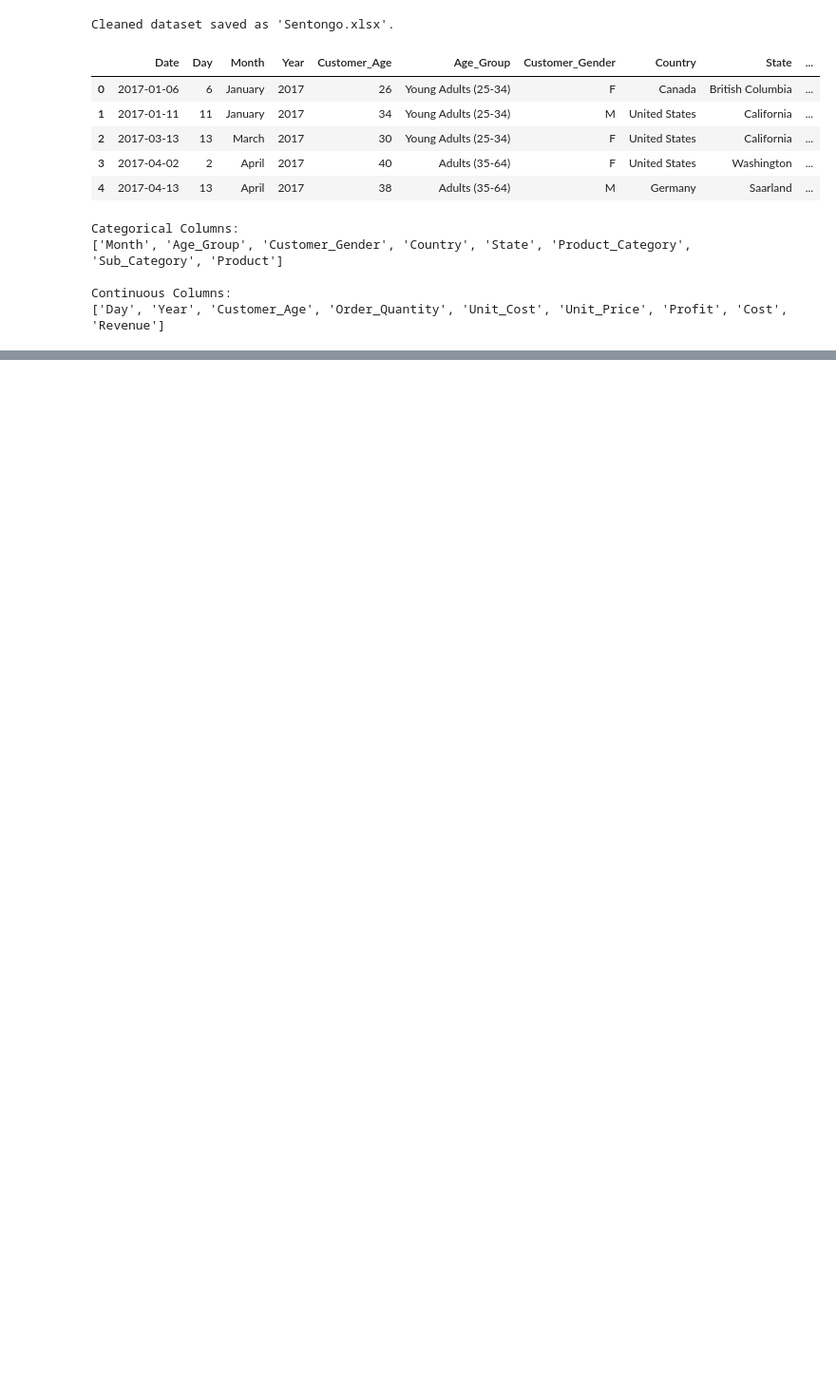
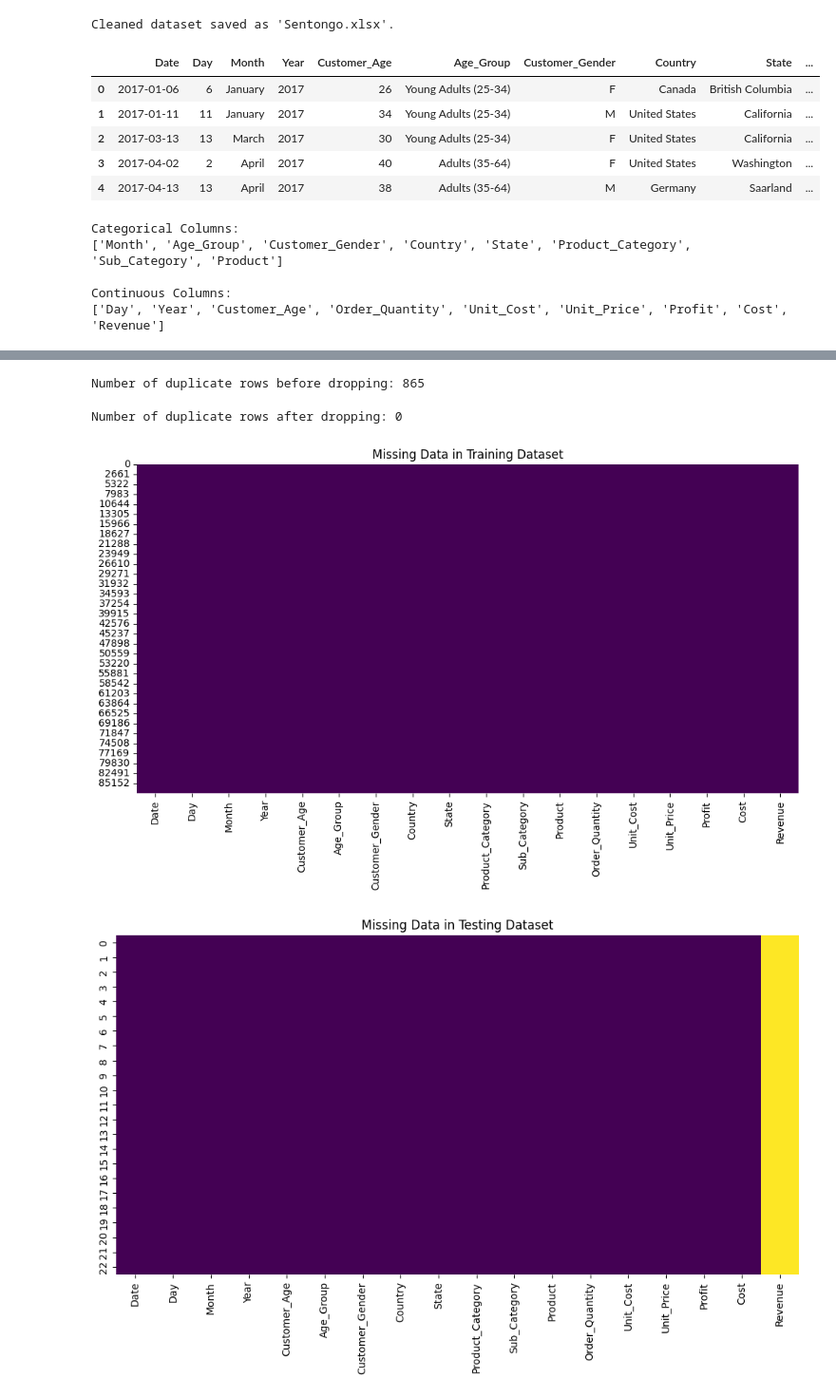
Before and after one commit to sentongo-web/Data-mining, a Jupyter notebook: Bike_Sales.ipynb, the cells around one changed output, grey strips where cells are left out. Shown: that part at 95% size. Drawn from its saved outputs; the diff is of its cells as text; code cells hidden in the pictures; blank space fills up the shorter version.

```diff
--- a/Bike_Sales.ipynb
+++ b/Bike_Sales.ipynb
@@ -235,0 +347,4 @@ Continuous Columns:
+# %%
+# Load and clean the datasets
+train_data = pd.read_excel("Sentongo.xlsx")
+test_data = pd.read_excel("Bike_sales_Uganda.xlsx")
@@ -235,0 +410,33 @@ Continuous Columns:
+# %%
+# Check for duplicate rows before dropping
+print(f"Number of duplicate rows before dropping: {train_data.duplicated().sum()}")
+# %% [output]
+Number of duplicate rows before dropping: 865
+# %%
+# Drop duplicate rows
+train_data_clean = train_data.drop_duplicates()
+
+# Check for duplicate rows after dropping
+print(f"Number of duplicate rows after dropping: {train_data_clean.duplicated().sum()}")
+# %% [output]
+Number of duplicate rows after dropping: 0
+# %%
+# Visualize missing data
+def plot_missing_data(df, name):
+    """
+    Plot the missing data for the dataframe.
+
+    Args:
+        df (pd.DataFrame): The dataframe to plot.
+        name (str): The name of the dataset.
+    """
+    plt.figure(figsize=(12, 6))
+    sns.heatmap(df.isnull(), cbar=False, cmap='viridis')
+    plt.title(f"Missing Data in {name} Dataset")
+    plt.show()
+
+plot_missing_data(train_data, "Training")
+plot_missing_data(test_data, "Testing")
+# %% [output]
+[figure, added]
+[figure, added]
```
Also changed, not shown: parts of 19 cells of this notebook.
